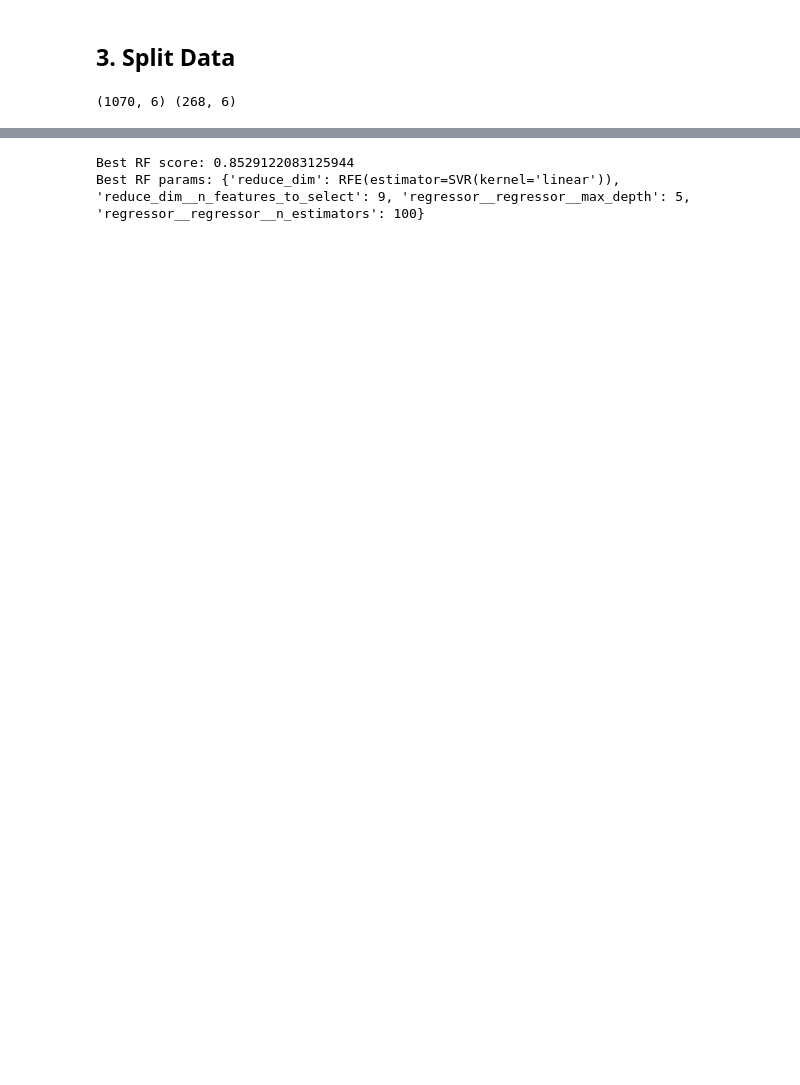
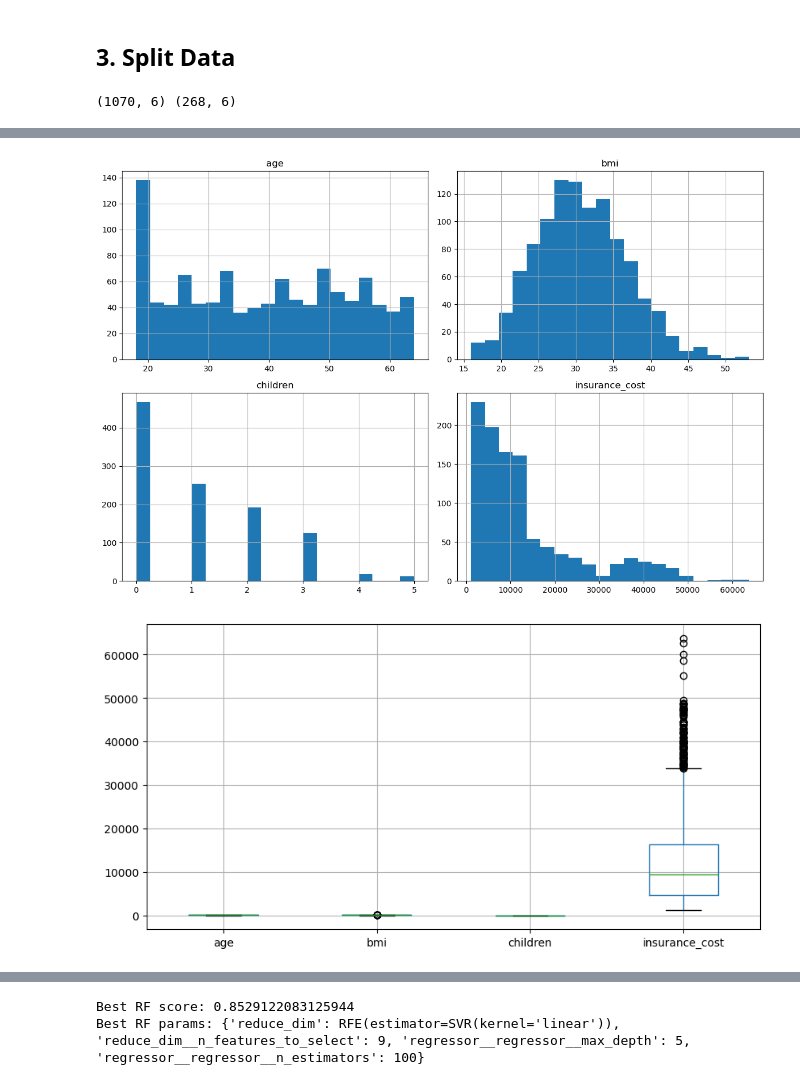
Before and after one commit to keithhamilton1/CS5062---DATA-ANALYTICS, a Jupyter notebook: etivity3_regression.ipynb, the cells around one changed output, grey strips where cells are left out. Drawn from its saved outputs; the diff is of its cells as text; code cells hidden in the pictures; blank space fills up the shorter version.

```diff
--- a/etivity3_regression.ipynb
+++ b/etivity3_regression.ipynb
@@ -108,0 +114,5 @@ print(X_train.shape, X_test.shape)
+# %%
+train_df = X_train.copy()
+train_df["insurance_cost"] = y_train
+
+train_df.head()
@@ -108,0 +138,10 @@ print(X_train.shape, X_test.shape)
+# %%
+train_df[["age", "bmi", "children", "insurance_cost"]].hist(bins=20, figsize=(12, 8))
+plt.tight_layout()
+plt.show()
+
+train_df[["age", "bmi", "children", "insurance_cost"]].boxplot(figsize=(10, 5))
+plt.show()
+# %% [output]
+[figure, added]
+[figure, added]
```
Also changed, not shown: parts of 27 cells of this notebook, 1 other file.
